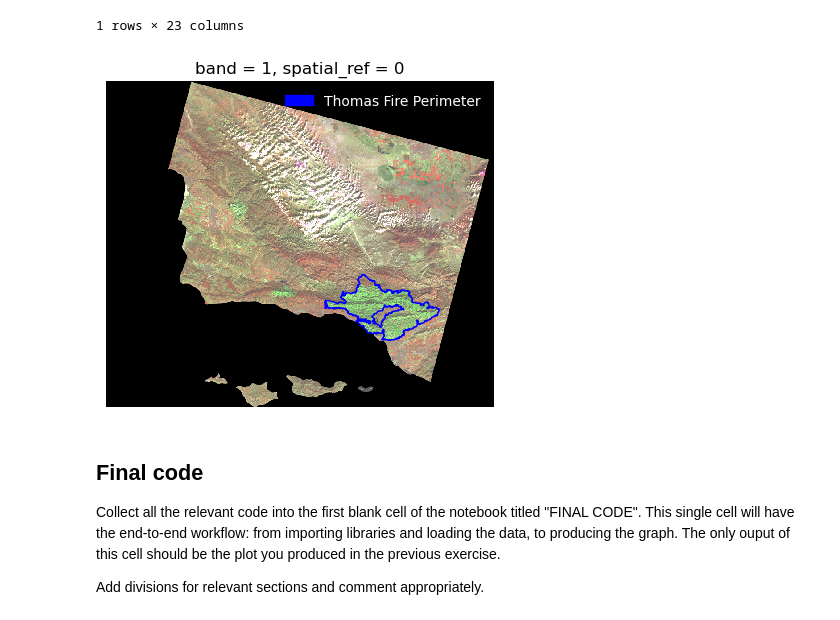
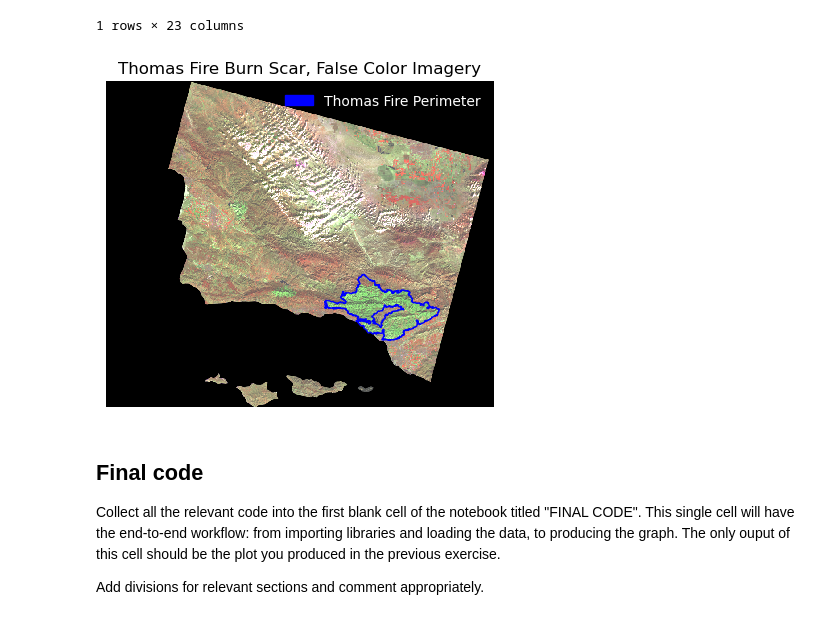
Before and after one commit to floraham/eds220-hwk-4, a Jupyter notebook: hwk4-task2-false-color.ipynb, the cells around one changed output. Saved outputs shown, nothing was run; the diff lists cells and outputs as text; code cells hidden in the pictures.

Commit message:
replaced title of burn scar image

```diff
--- a/hwk4-task2-false-color.ipynb
+++ b/hwk4-task2-false-color.ipynb
@@ -250,26 +250,28 @@ thomas_shp
 # %%
 ##--------------PLOT---------------##
 
 fig, ax = plt.subplots(figsize = (5,5)) #setting up the figure & axis
 
 plt.axis("off") # turn axis off
 
 fc.to_array().plot.imshow(robust = True, ax=ax) #plotting the false color imagery, and making sure it's on the same plot as the other plots
 thomas_shp.plot(ax = ax, color="none",  edgecolor="blue")
 
 # use mpatches.Patch to update labels & legend
 thomas_fire_border_patch = mpatches.Patch(color='blue', # change color to blue
                           label='Thomas Fire Perimeter') # update label
 ## add a legend
 ax.legend(handles = [thomas_fire_border_patch],
           frameon=False, # don't inlcude legend frame
           loc = "upper right", # adjusting location of legend
           labelcolor = "white") # adjust text visibility
 
+ax.set_title('Thomas Fire Burn Scar, False Color Imagery')
+
 # displaying plot
 plt.show()
 # %% [output]
-[figure, old version]
+[figure, new version]
 # %% [markdown]
 ## Final code
 
```
